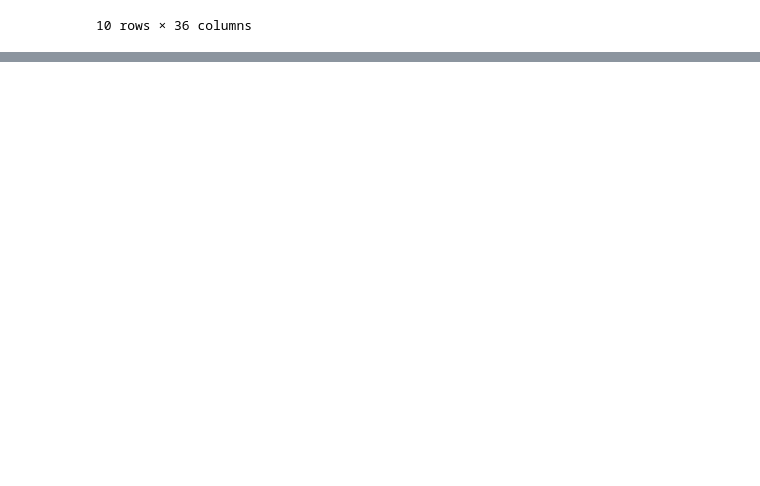
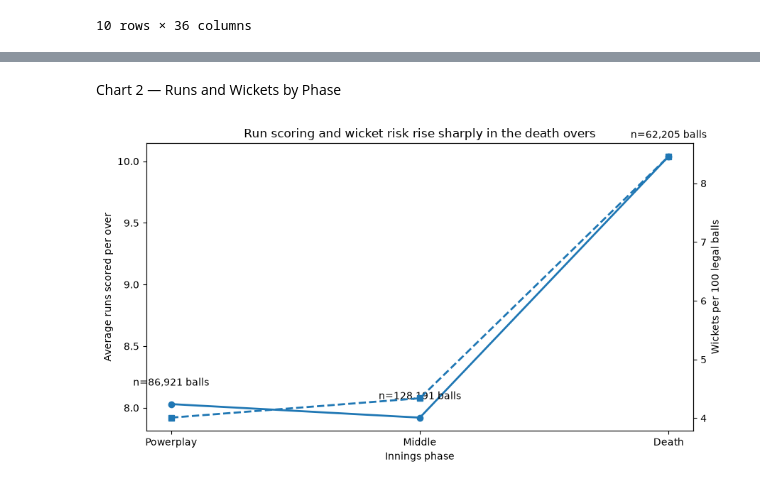
Before and after one commit to amsinanam-byte/ipl-cricket, a Jupyter notebook: notebooks/03_analysis.ipynb, the cells around one changed output, grey strips where cells are left out. Saved outputs shown, nothing was run; the diff lists cells and outputs as text; code cells hidden in the pictures; blank space fills up the shorter version.

Commit message:
add analysis charts and reports

```diff
--- a/notebooks/03_analysis.ipynb
+++ b/notebooks/03_analysis.ipynb
@@ -3266,0 +2613,10 @@ GROUP BY batsman_type;
+# %%
+import pandas as pd
+import numpy as np
+import matplotlib.pyplot as plt
+from pathlib import Path
+
+FIG_DIR = Path(r"C:\Users\Scalefusion admin\ipl-cricket\reports\figures")
+FIG_DIR.mkdir(parents=True, exist_ok=True)
+
+print("Figure folder ready:", FIG_DIR)
@@ -3266,0 +2683,62 @@ GROUP BY batsman_type;
+# %% [markdown]
+Chart 2 — Runs and Wickets by Phase
+# %%
+# C1 - Runs and wickets by innings phase
+c1_df = q("""
+SELECT phase,
+       SUM(is_legal) AS balls,
+       ROUND(6.0*SUM(total_runs)/SUM(is_legal),2) AS runs_per_over,
+       ROUND(100.0*SUM(is_wicket)/SUM(is_legal),2) AS wicket_pct
+FROM v_ball
+GROUP BY phase
+ORDER BY CASE
+    WHEN phase = 'Powerplay' THEN 1
+    WHEN phase = 'Middle' THEN 2
+    WHEN phase = 'Death' THEN 3
+END;
+""")
+phase = c1_df["phase"]
+runs = c1_df["runs_per_over"]
+wickets = c1_df["wicket_pct"]
+balls = c1_df["balls"]
+fig, ax1 = plt.subplots(figsize=(9, 5))
+# Runs
+ax1.plot(
+    phase,
+    runs,
+    marker="o",
+    linewidth=2
+)
+ax1.set_xlabel("Innings phase")
+ax1.set_ylabel("Average runs scored per over")
+# Wickets
+ax2 = ax1.twinx()
+ax2.plot(
+    phase,
+    wickets,
+    marker="s",
+    linestyle="--",
+    linewidth=2
+)
+ax2.set_ylabel("Wickets per 100 legal balls")
+ax1.set_title(
+    "Run scoring and wicket risk rise sharply in the death overs"
+)
+# Add sample size
+for i, n in enumerate(balls):
+    ax1.text(
+        i,
+        runs.iloc[i] + 0.15,
+        f"n={int(n):,} balls",
+        ha="center"
+    )
+fig.tight_layout()
+fig.savefig(
+    FIG_DIR / "runs_wickets_by_phase.png",
+    dpi=200,
+    bbox_inches="tight"
+)
+plt.show()
+plt.close(fig)
+# %% [output]
+[figure, added]
```
Also changed, not shown: parts of 302 cells of this notebook, 8 other files.
